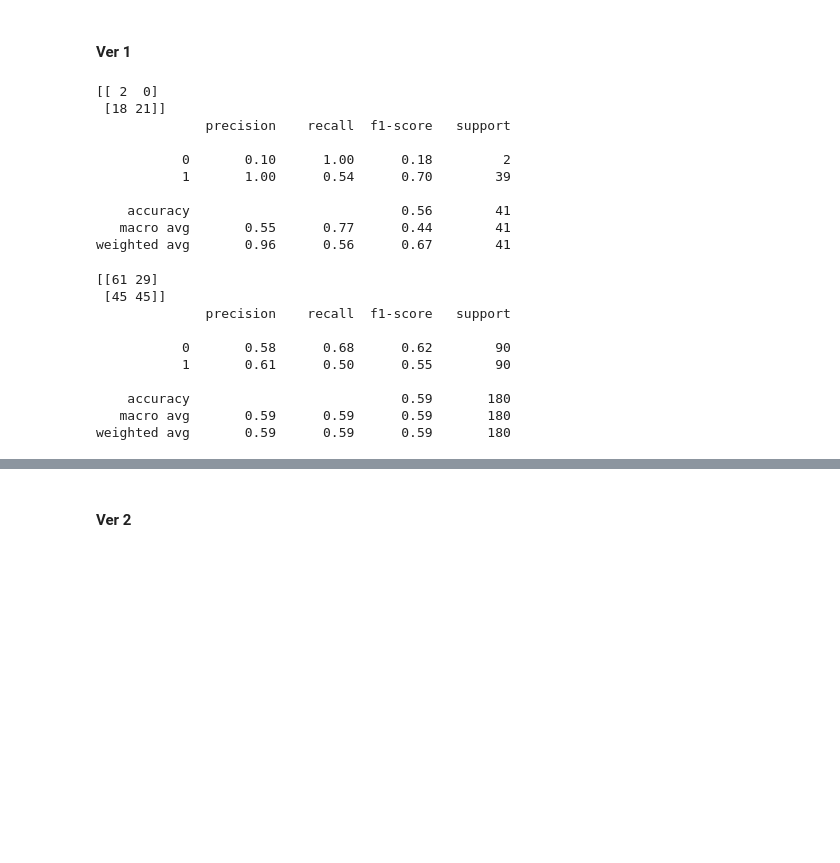
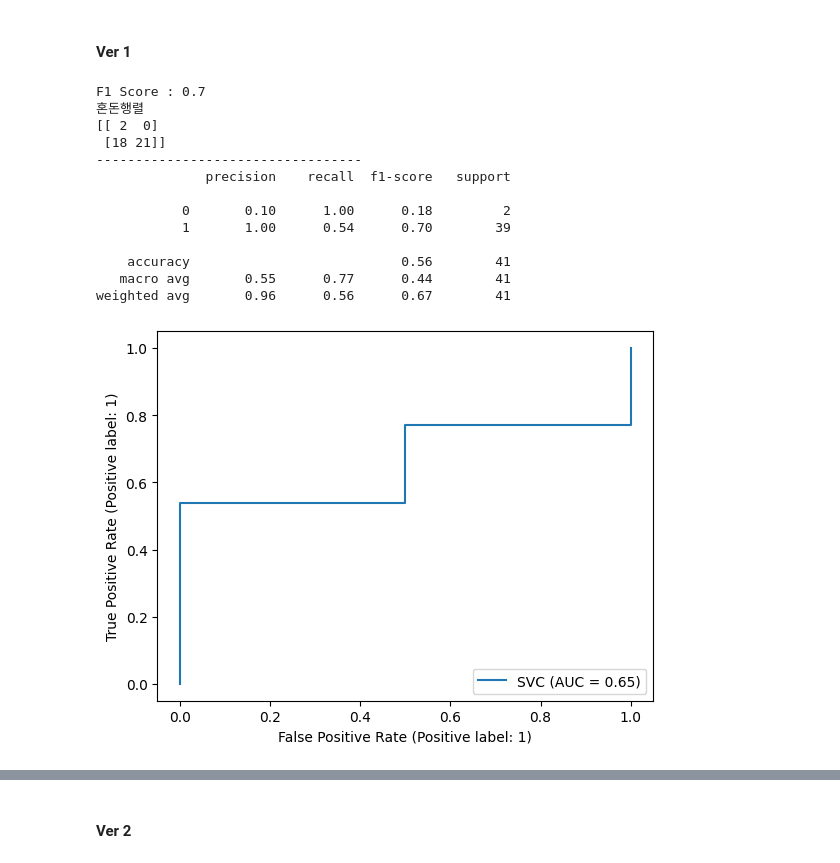
Before and after one commit to nyeokinyeoki/kamp, a Jupyter notebook: Data_analyse_heat_treatment_제조에 미련이 남아.ipynb, the cells around one changed output, grey strips where cells are left out. Drawn from its saved outputs; the diff is of its cells as text; code cells hidden in the pictures; blank space fills up the shorter version.

Commit message:
roc_auc curve 추가

```diff
--- a/Data_analyse_heat_treatment_제조에 미련이 남아.ipynb
+++ b/Data_analyse_heat_treatment_제조에 미련이 남아.ipynb
@@ -994,6 +994,8 @@ def predict_mk_md(model, X_test, y_test) :
     print("----------------------------------")
     print(cr)
 
+    RocCurveDisplay.from_estimator(model, X_test, y_test)
+
     return predict, cr
 # %% [markdown]
 #### Ver 1
@@ -1098,37 +1108,20 @@ def make_svm(X, y, random_state=None) :
 # svc.fit(X_train_over, y_train_over)
 
 svc = make_svm(X_train_over, y_train_over, random_state=randomSt)
-# %%
-y_pred_svc = svc.predict(X_val_sc)
-
-print(confusion_matrix(y_val, y_pred_svc))
-
-print(classification_report(y_val, y_pred_svc))
-# %% [output]
-[[ 2  0]
- [18 21]]
-              precision    recall  f1-score   support
-
-           0       0.10      1.00      0.18         2
-           1       1.00      0.54      0.70        39
-
-    accuracy                           0.56        41
-   macro avg       0.55      0.77      0.44        41
-weighted avg       0.96      0.56      0.67        41
-# %%
-y_pred_svc_t = svc.predict(X_train_over)
-
-print(confusion_matrix(y_train_over, y_pred_svc_t))
-
-print(classification_report(y_train_over, y_pred_svc_t))
-# %% [output]
-[[61 29]
- [45 45]]
-              precision    recall  f1-score   support
-
-           0       0.58      0.68      0.62        90
-           1       0.61      0.50      0.55        90
-
-    accuracy                           0.59       180
-   macro avg       0.59      0.59      0.59       180
-weighted avg       0.59      0.59      0.59       180
+# %%
+y_pred_svc, cr4 = predict_mk_md(model=svc, X_test=X_val_sc, y_test=y_val)
+# %% [output]
+F1 Score : 0.7
+혼돈행렬
+[[ 2  0]
+ [18 21]]
+----------------------------------
+              precision    recall  f1-score   support
+
+           0       0.10      1.00      0.18         2
+           1       1.00      0.54      0.70        39
+
+    accuracy                           0.56        41
+   macro avg       0.55      0.77      0.44        41
+weighted avg       0.96      0.56      0.67        41
+[figure, added]
```
Also changed, not shown: parts of 11 cells of this notebook.
